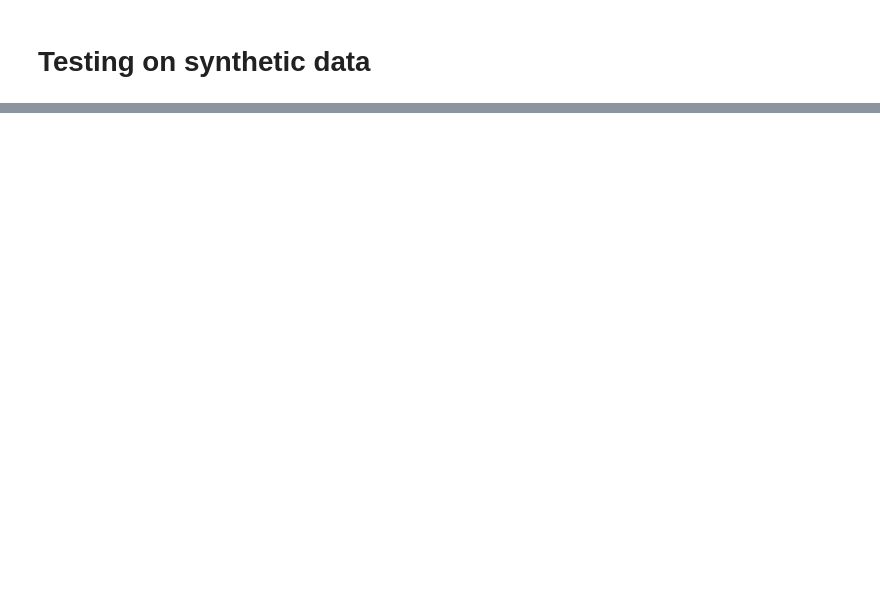
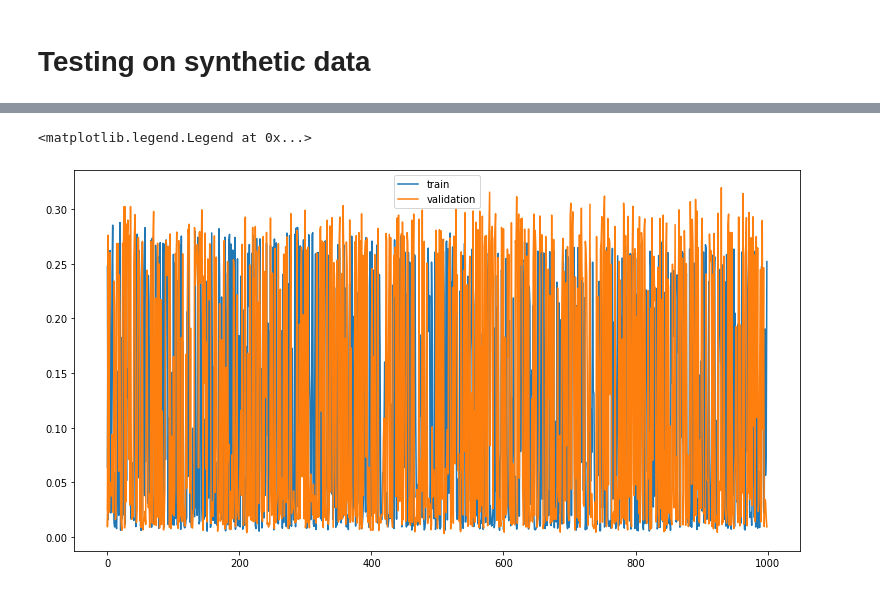
Before and after one commit to maniatisni/iDAS-self-supervised-denoising, a Jupyter notebook: train-synthetic.ipynb, the cells around one changed output, grey strips where cells are left out. Saved outputs shown, nothing was run; the diff lists cells and outputs as text; code cells hidden in the pictures; blank space fills up the shorter version.

```diff
--- a/train-synthetic.ipynb
+++ b/train-synthetic.ipynb
@@ -186,0 +217,11 @@ plt.legend()
+# %%
+t = pd.read_csv("../train.csv")
+v = pd.read_csv("../validation.csv")
+# %%
+plt.figure(figsize=(13,7))
+plt.plot(t['Step'], t['Value'],label='train')
+plt.plot(v['Step'], v['Value'],label='validation')
+plt.legend()
+# %% [output]
+<matplotlib.legend.Legend at 0x...>
+[figure, added]
```
Also changed, not shown: parts of 15 cells of this notebook, 4 other files.
